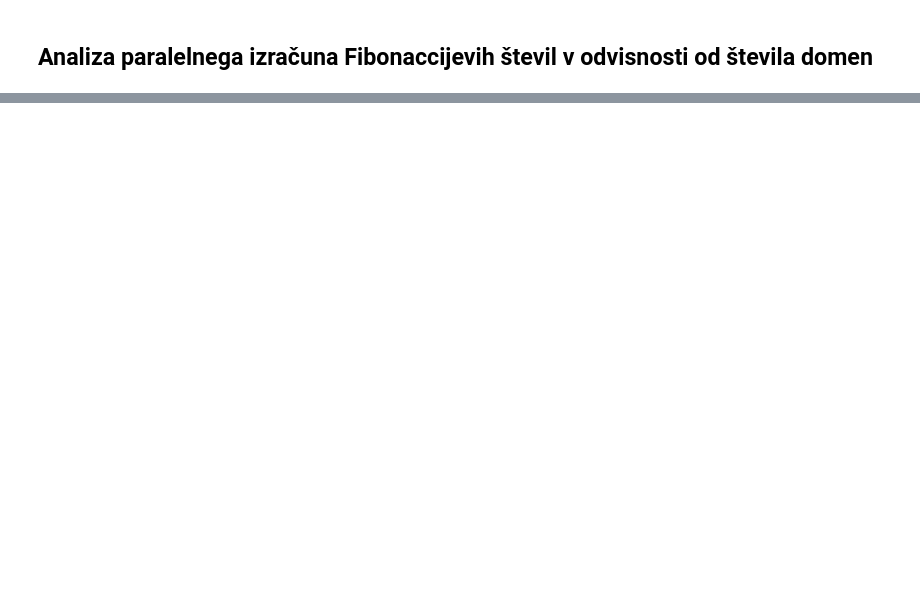
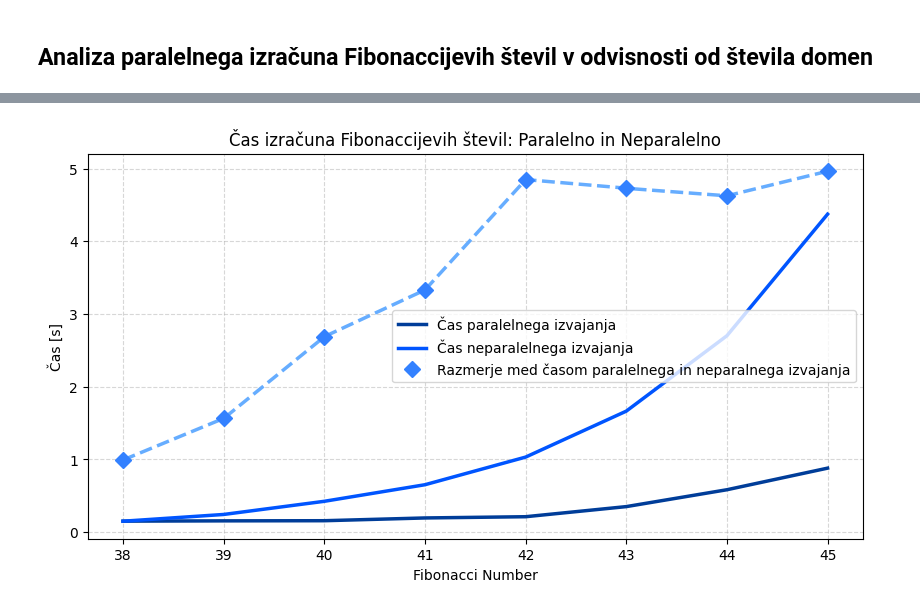
Before and after one commit to tjazerzen/Avtomatska-paralelizacija-v-OCamlu, a Jupyter notebook: playground/graph/computation_time_analysis/computation_time_analysis.ipynb, the cells around one changed output, grey strips where cells are left out. Saved outputs shown, nothing was run; the diff lists cells and outputs as text; code cells hidden in the pictures; blank space fills up the shorter version.

```diff
--- a/playground/graph/computation_time_analysis/computation_time_analysis.ipynb
+++ b/playground/graph/computation_time_analysis/computation_time_analysis.ipynb
@@ -45,0 +52,2 @@ plt.show()
+# %%
+df_fib_n = pd.read_csv('fib_par_n.csv')
@@ -45,0 +63,30 @@ plt.show()
+# %%
+fig, ax = plt.subplots(figsize=(10, 5))
+
+colors = ['#66ADFF', '#3381FF', '#0055FF', '#003D99']
+
+# Plot computation times
+ax.plot(df_fib_n['fib_number'], df_fib_n['parallel_time'], label='Čas paralelnega izvajanja', color=colors[3], linewidth=2.5)
+ax.plot(df_fib_n['fib_number'], df_fib_n['non_parallel_time'], label='Čas neparalelnega izvajanja', color=colors[2], linewidth=2.5)
+ax.set_xlabel('Fibonacci Number')
+ax.set_ylabel('Čas [s]')
+ax.set_title('Čas izračuna Fibonaccijevih števil: Paralelno in Neparalelno')
+
+# Interpolate speedup between points
+fib_numbers = df_fib_n['fib_number']
+interp_fib_numbers = np.linspace(fib_numbers.min(), fib_numbers.max(), num=1000, endpoint=True)
+interp_speedup = np.interp(interp_fib_numbers, fib_numbers, speedup)
+
+# Plot interpolated speedup as a line
+ax.plot(interp_fib_numbers, interp_speedup, color=colors[0], linestyle='--', linewidth=2.5)
+
+# Plot speedup as discrete points
+speedup = df_fib_n['non_parallel_time'] / df_fib_n['parallel_time']
+ax.plot(df_fib_n['fib_number'], speedup, 'D', label='Razmerje med časom paralelnega in neparalnega izvajanja', color=colors[1], markersize=8)
+
+ax.legend()
+ax.grid(True, linestyle='--', alpha=0.5)
+
+plt.show()
+# %% [output]
+[figure, added]
```
Also changed, not shown: parts of 5 cells of this notebook.
